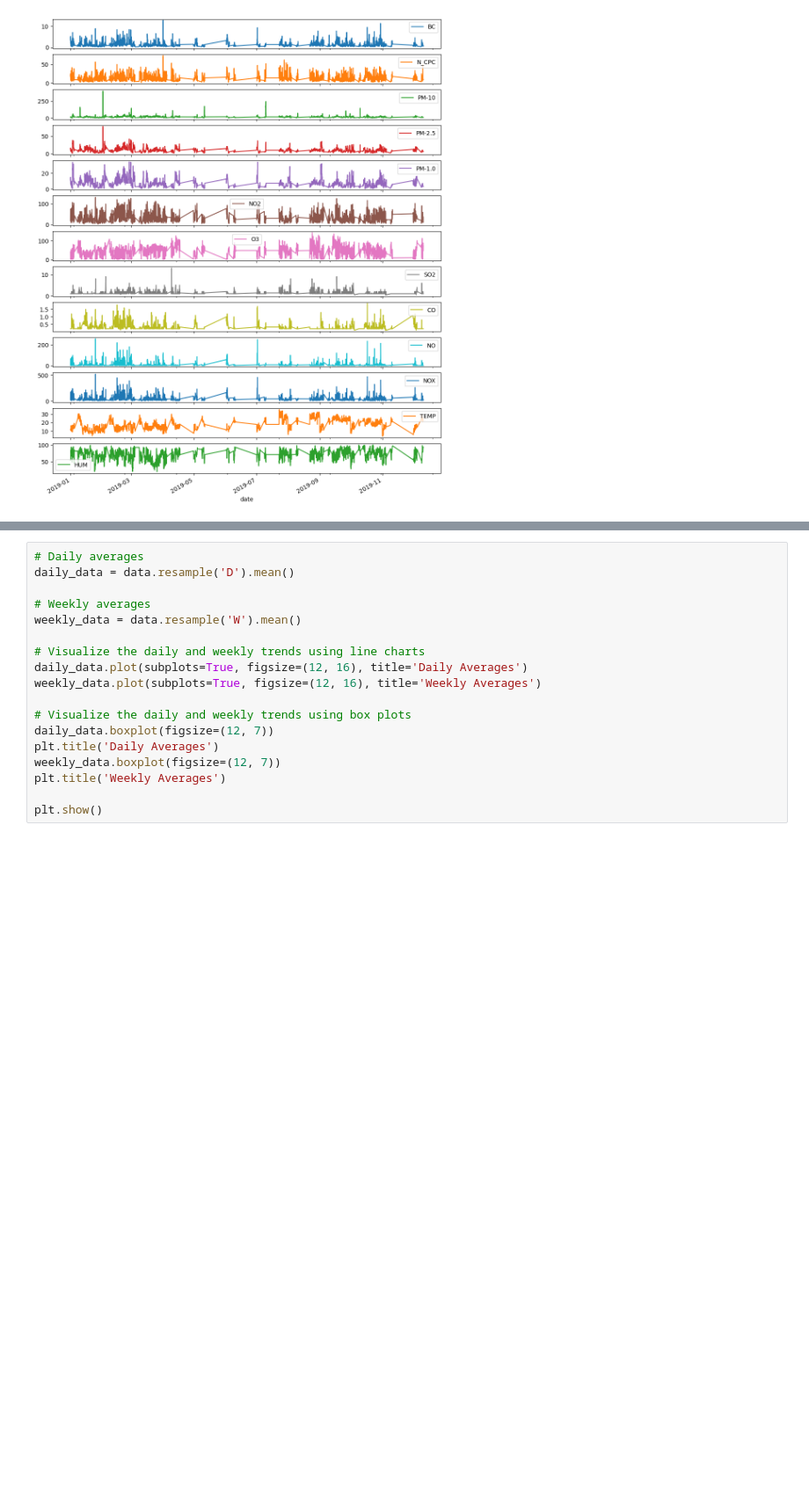
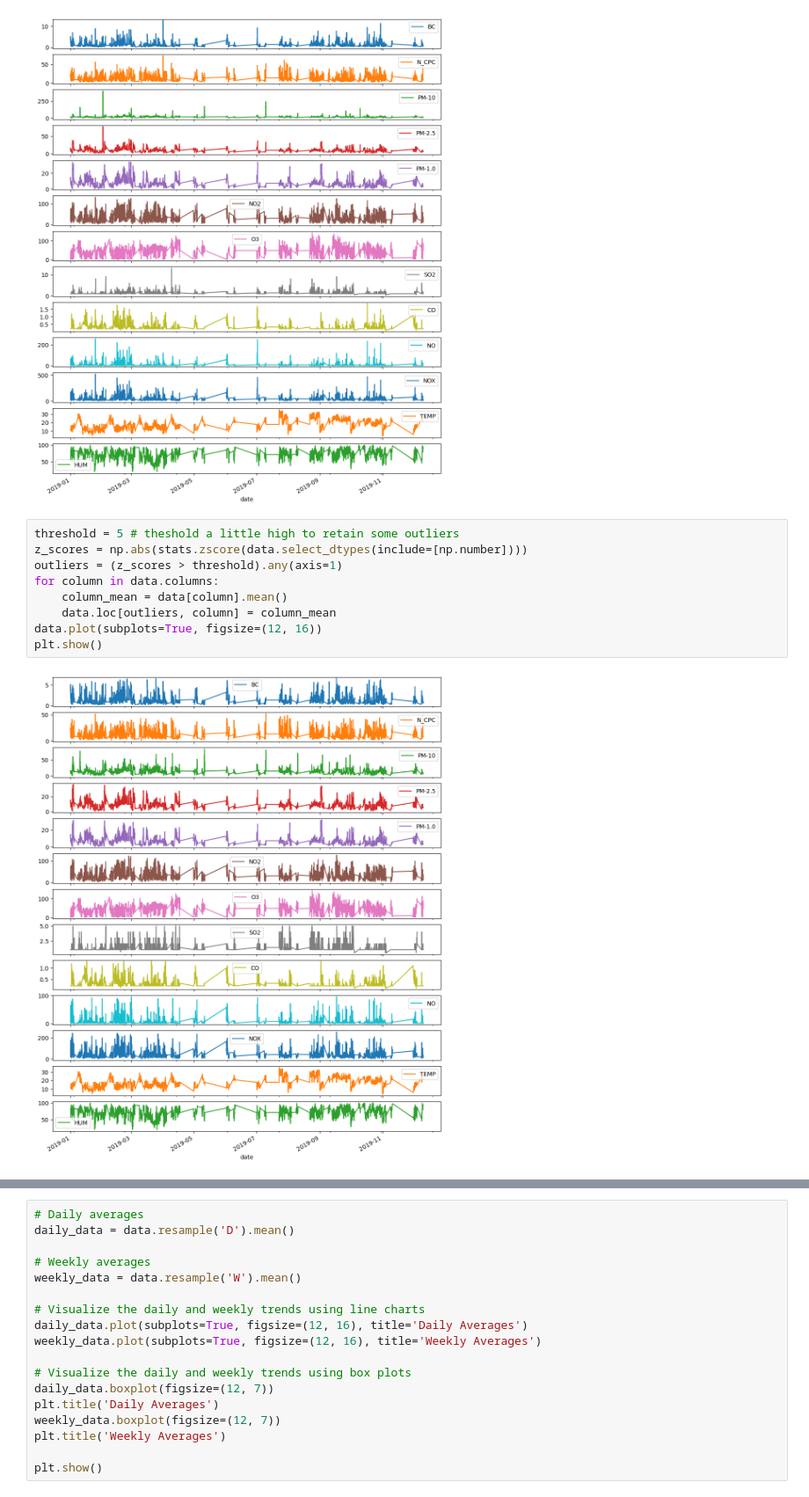
Before and after one commit to M3lo00/TOML_Homeworks, a Jupyter notebook: Homework3-4/data_exploration.ipynb, the cells around one changed output, grey strips where cells are left out. Shown at 88% size. Saved outputs shown, nothing was run; the diff lists cells and outputs as text; blank space fills up the shorter version.

Commit message:
outlier selection added

```diff
--- a/Homework3-4/data_exploration.ipynb
+++ b/Homework3-4/data_exploration.ipynb
@@ -208,3 +197,14 @@ data.plot(subplots=True, figsize=(12, 16))
 plt.show()
 # %% [output]
 [figure]
+# %%
+threshold = 5 # theshold a little high to retain some outliers
+z_scores = np.abs(stats.zscore(data.select_dtypes(include=[np.number])))
+outliers = (z_scores > threshold).any(axis=1)
+for column in data.columns:
+    column_mean = data[column].mean()
+    data.loc[outliers, column] = column_mean
+data.plot(subplots=True, figsize=(12, 16))
+plt.show()
+# %% [output]
+[figure, added]
```
Also changed, not shown: parts of 4 cells of this notebook.
